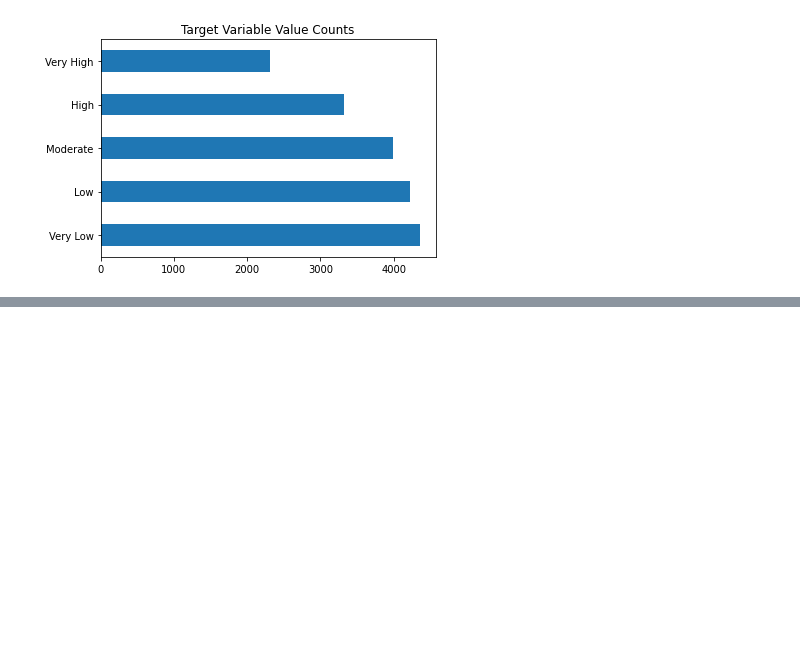
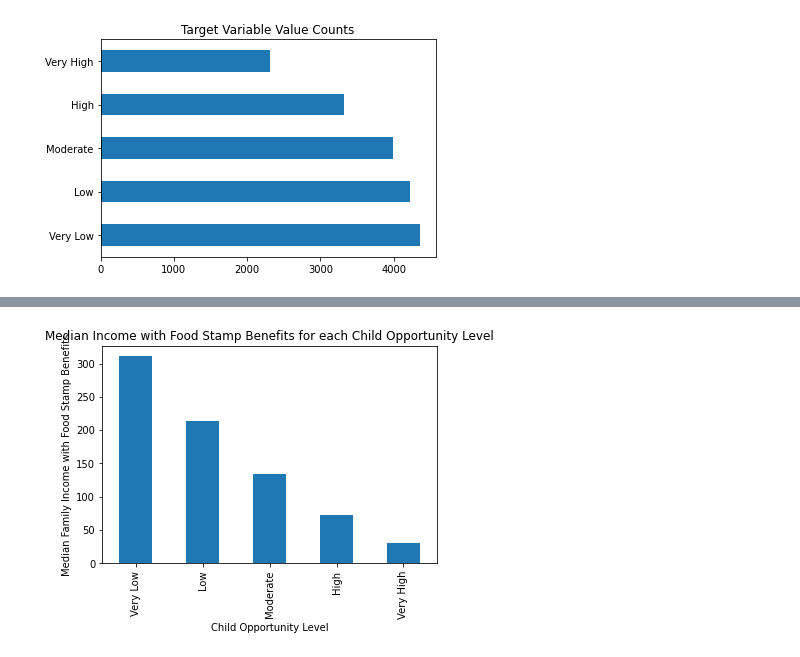
Before and after one commit to georgetown-analytics/Bleeding-Hearts, a Jupyter notebook: Step_3_EDA.ipynb, the cells around one changed output, grey strips where cells are left out. Cells and saved outputs as stored; diff of their text form; code cells hidden in the pictures; blank space fills up the shorter version.

Commit message:
with SNAP

```diff
--- a/Step_3_EDA.ipynb
+++ b/Step_3_EDA.ipynb
@@ -68,0 +72,6 @@ plt.show()
+# %%
+est.groupby('Child Opportunity Levels, overall COI, nationally-normed')['INCOME AND BENEFITS (IN 2015 INFLATION-ADJUSTED DOLLARS)_With Food Stamp/SNAP benefits in the past 12 months'].median().reindex(['Very Low','Low','Moderate','High','Very High']).plot(kind='bar',title='Median Income with Food Stamp Benefits for each Child Opportunity Level').set(xlabel='Child Opportunity Level',
+         ylabel='Median Family Income with Food Stamp Benefits')
+plt.show()
+# %% [output]
+[figure, added]
```
Also changed, not shown: parts of 14 cells of this notebook.
